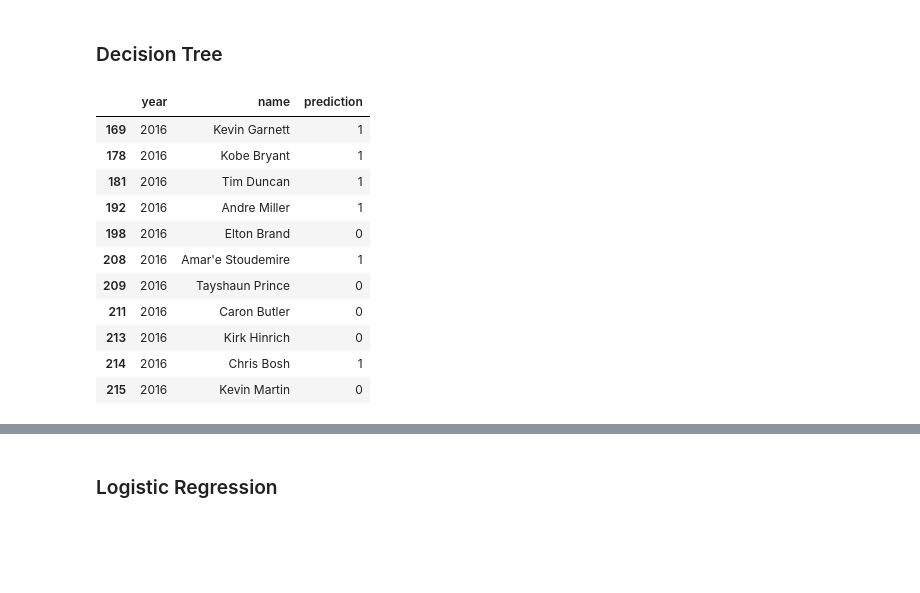
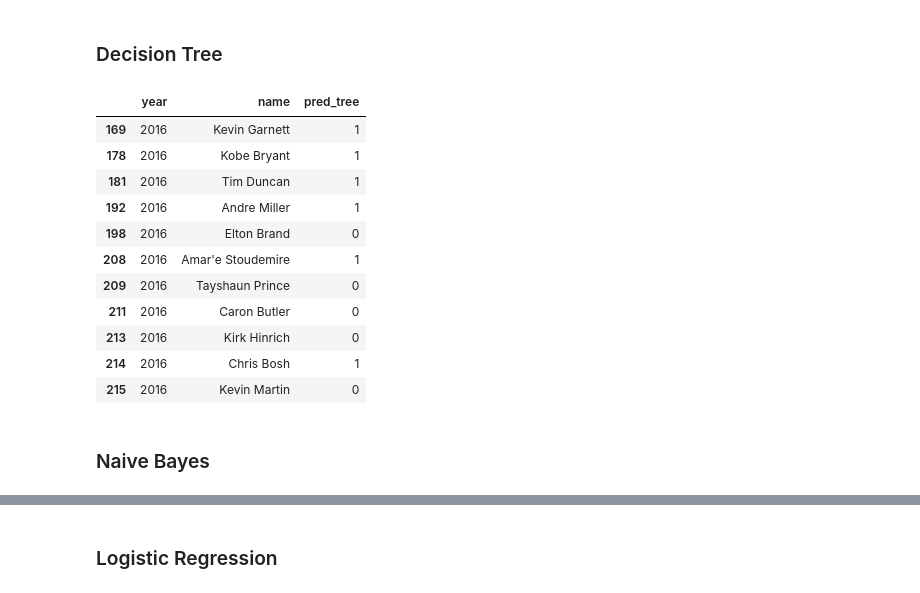
Before and after one commit to maliakber/data-mining-csc-503, a Jupyter notebook: source/nba-hall-of-fame-jupnote.ipynb, the cells around one changed output, grey strips where cells are left out. Saved outputs shown, nothing was run; the diff lists cells and outputs as text; code cells hidden in the pictures; blank space fills up the shorter version.

```diff
--- a/source/nba-hall-of-fame-jupnote.ipynb
+++ b/source/nba-hall-of-fame-jupnote.ipynb
@@ -311,17 +299,17 @@ print(y.shape)
 # %%
 # instantiate the model (using the default parameters)
 tree = DecisionTreeClassifier()
 
 # fit the model with data
 tree.fit(X, y)
 
 # predict the response for new observations
-pred_tree = tree.predict(cur_candidates.iloc[:,2:])
-cand = cur_candidates.iloc[:,0:2]
-cand['prediction'] = pred_tree
-cand
+pred_tree = tree.predict(cur_candidates.iloc[:,2:].values)
+candidate_prediction = cur_candidates.iloc[:,0:2]
+candidate_prediction['pred_tree'] = pred_tree
+candidate_prediction
 # %% [output]
-|  | year | name | prediction |
+|  | year | name | pred_tree |
 | 169 | 2016 | Kevin Garnett | 1 |
 | 178 | 2016 | Kobe Bryant | 1 |
 | 181 | 2016 | Tim Duncan | 1 |
@@ -333,3 +321,5 @@ cand
 | 213 | 2016 | Kirk Hinrich | 0 |
 | 214 | 2016 | Chris Bosh | 1 |
 | 215 | 2016 | Kevin Martin | 0 |
+# %% [markdown]
+### Naive Bayes
```
Also changed, not shown: parts of 43 cells of this notebook, 1 other file.
